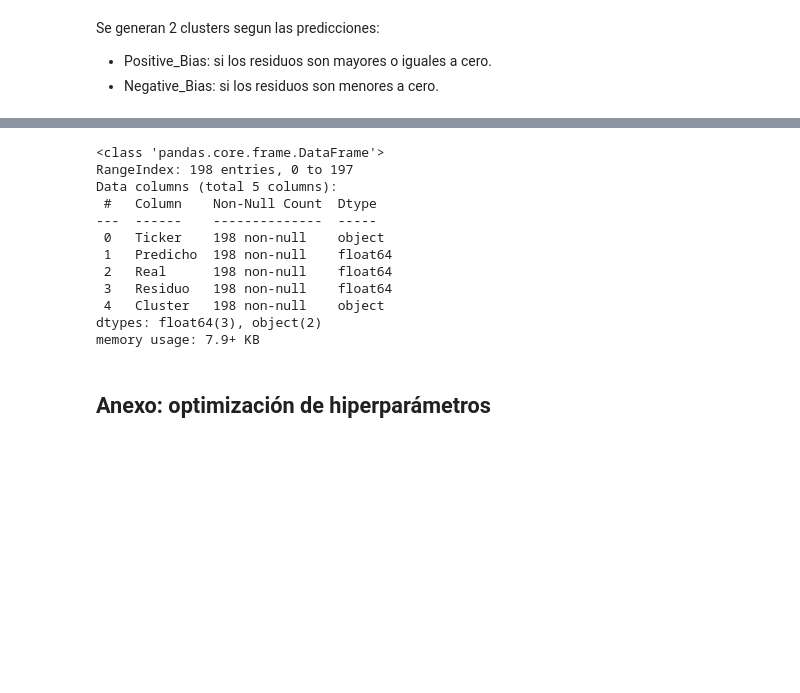
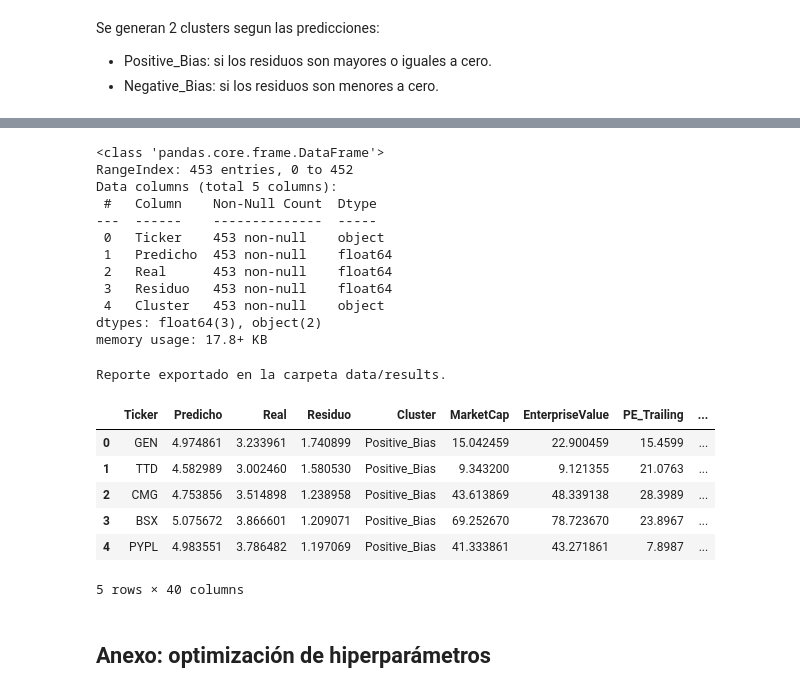
Before and after one commit to sebakremis/FinDataMining, a Jupyter notebook: 03_Modeling.ipynb, the cells around one changed output, grey strips where cells are left out. Cells and saved outputs as stored; diff of their text form; code cells hidden in the pictures; blank space fills up the shorter version.

```diff
--- a/03_Modeling.ipynb
+++ b/03_Modeling.ipynb
@@ -269,17 +276,17 @@ positive_biases.head(20)
 # %%
 # Establer Ticker como columna para exportar resultados
-positive_biases.reset_index(inplace=True)
-positive_biases.info()
+resultados_agrupados.reset_index(inplace=True)
+resultados_agrupados.info()
 # %% [output]
 <class 'pandas.core.frame.DataFrame'>
-RangeIndex: 198 entries, 0 to 197
+RangeIndex: 453 entries, 0 to 452
 Data columns (total 5 columns):
  #   Column    Non-Null Count  Dtype
 ---  ------    --------------  -----
- 0   Ticker    198 non-null    object
- 1   Predicho  198 non-null    float64
- 2   Real      198 non-null    float64
- 3   Residuo   198 non-null    float64
- 4   Cluster   198 non-null    object
+ 0   Ticker    453 non-null    object
+ 1   Predicho  453 non-null    float64
+ 2   Real      453 non-null    float64
+ 3   Residuo   453 non-null    float64
+ 4   Cluster   453 non-null    object
 dtypes: float64(3), object(2)
-memory usage: 7.9+ KB
+memory usage: 17.8+ KB
@@ -297,3 +293,28 @@ positive_biases.to_csv(f"{data_folder}/results/positive_biases_{year}_{mes}_{dia
+# %%
+# Se genera el reporte final para research posterior
+# Se filtra df para mantener solo la fila más reciente de cada empresa
+df_latest = df.drop_duplicates(subset=['Ticker'], keep='last')
+
+df_reporte = resultados_agrupados.merge(df_latest, how='left', on='Ticker')
+
+dia = datetime.now().day
+mes = datetime.now().month
+year = datetime.now().year
+
+os.makedirs(f"{data_folder}/results", exist_ok=True) # Crear carpeta si no existe
+
+df_reporte.to_csv(f"{data_folder}/results/reporte_{year}_{mes}_{dia}.csv", index=False)
+print(f'Reporte exportado en la carpeta {data_folder}/results.')
+df_reporte.head()
+# %% [output]
+Reporte exportado en la carpeta data/results.
+|  | Ticker | Predicho | Real | Residuo | Cluster | MarketCap | EnterpriseValue | PE_Trailing | ... |
+| 0 | GEN | 4.974861 | 3.233961 | 1.740899 | Positive_Bias | 15.042459 | 22.900459 | 15.4599 | ... |
+| 1 | TTD | 4.582989 | 3.002460 | 1.580530 | Positive_Bias | 9.343200 | 9.121355 | 21.0763 | ... |
+| 2 | CMG | 4.753856 | 3.514898 | 1.238958 | Positive_Bias | 43.613869 | 48.339138 | 28.3989 | ... |
+| 3 | BSX | 5.075672 | 3.866601 | 1.209071 | Positive_Bias | 69.252670 | 78.723670 | 23.8967 | ... |
+| 4 | PYPL | 4.983551 | 3.786482 | 1.197069 | Positive_Bias | 41.333861 | 43.271861 | 7.8987 | ... |
+5 rows × 40 columns
 # %% [markdown]
 ## Anexo: optimización de hiperparámetros
 # %%
```
Also changed, not shown: parts of 11 cells of this notebook.
